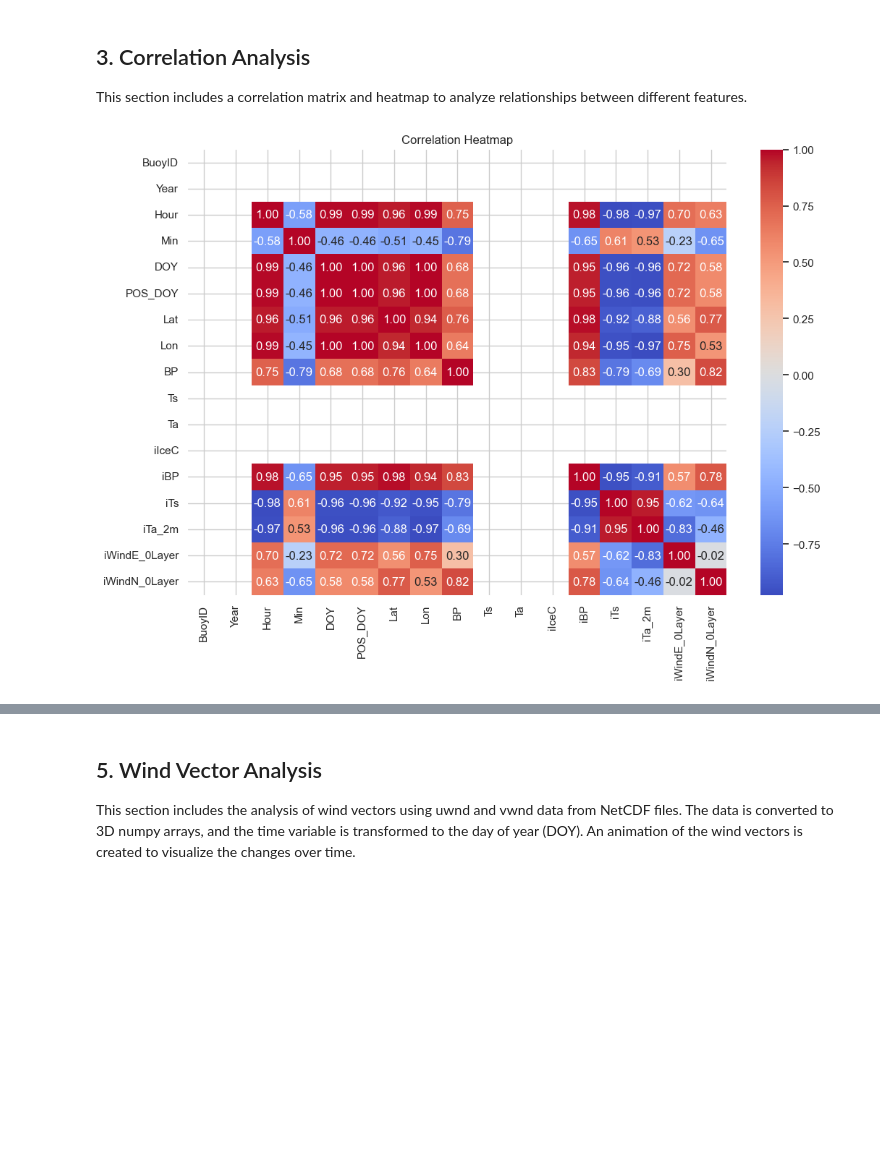
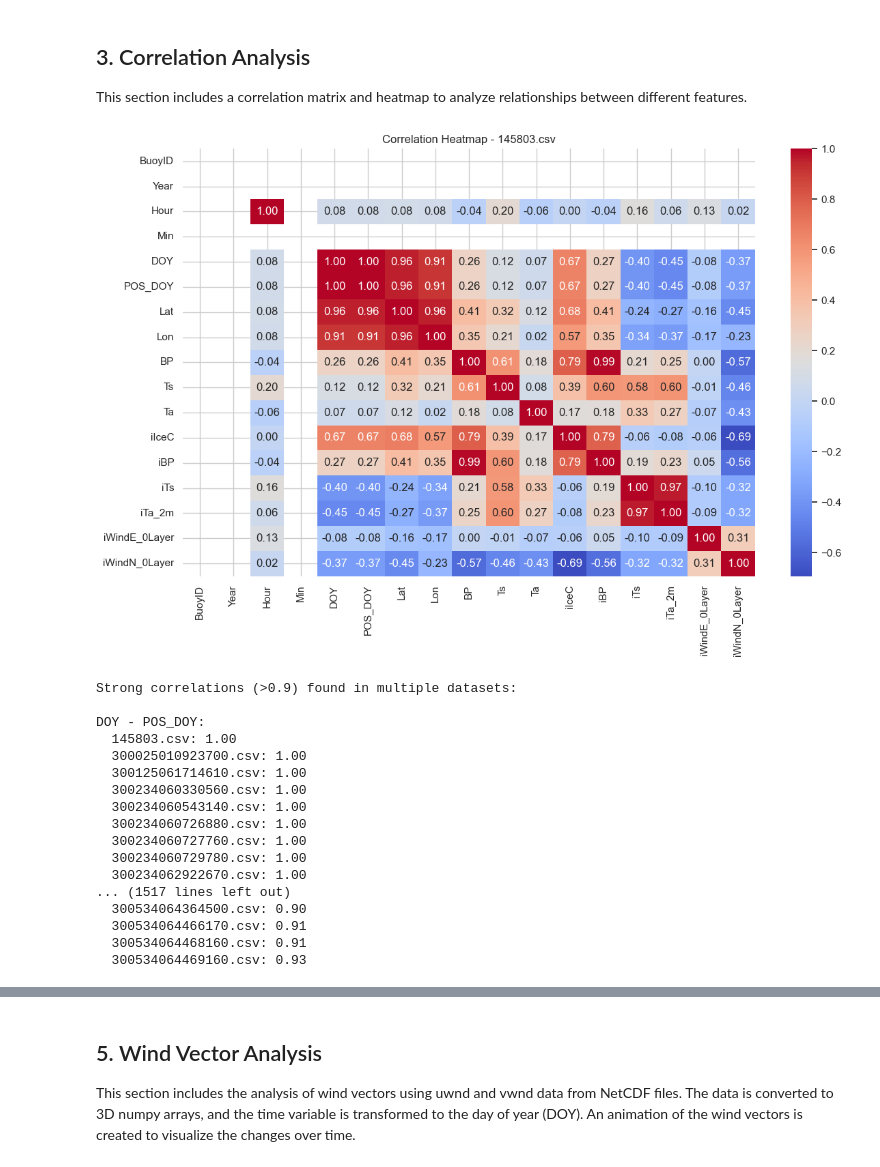
Before and after one commit to UW-MLGEO/MLGEO2024_AObuoypredict, a Jupyter notebook: notebooks/eda.ipynb, the cells around one changed output, grey strips where cells are left out. Saved outputs shown, nothing was run; the diff lists cells and outputs as text; code cells hidden in the pictures; blank space fills up the shorter version.

```diff
--- a/notebooks/eda.ipynb
+++ b/notebooks/eda.ipynb
@@ -88,17 +167,58 @@ plt.show()
 ## 3. Correlation Analysis
 
 This section includes a correlation matrix and heatmap to analyze relationships between different features.
-# %%
-# Correlation matrix
-corr_matrix = df.corr()
-
-# Plot heatmap
-plt.figure(figsize=(12, 8))
-sns.heatmap(corr_matrix, annot=True, cmap='coolwarm', fmt=".2f")
-plt.title('Correlation Heatmap')
-plt.show()
-# %% [output]
-[figure, removed]
+# %%
+# Show detailed correlation analysis for first dataset
+first_file = csv_files[0]
+first_df = dfs[first_file]
+corr_matrix = first_df.corr()
+
+plt.figure(figsize=(12, 8))
+sns.heatmap(corr_matrix, annot=True, cmap='coolwarm', fmt=".2f")
+plt.title(f'Correlation Heatmap - {first_file}')
+plt.tight_layout()
+plt.show()
+
+# Find common strong correlations across all datasets
+common_strong_correlations = {}
+for filename, df in dfs.items():
+    corr = df.corr()
+    for col1 in corr.columns:
+        for col2 in corr.columns:
+            if col1 < col2:
+                if abs(corr.loc[col1, col2]) > 0.9:
+                    pair = (col1, col2)
+                    if pair not in common_strong_correlations:
+                        common_strong_correlations[pair] = []
+                    common_strong_correlations[pair].append(
+                        (filename, corr.loc[col1, col2])
+                    )
+
+print("\nStrong correlations (>0.9) found in multiple datasets:")
+for (col1, col2), occurrences in common_strong_correlations.items():
+    if len(occurrences) > 1:  # Show only if found in multiple datasets
+        print(f"\n{col1} - {col2}:")
+        for filename, corr in occurrences:
+            print(f"  {filename}: {corr:.2f}")
+# %% [output]
+[figure, added]
+Strong correlations (>0.9) found in multiple datasets:
+
+DOY - POS_DOY:
+  145803.csv: 1.00
+  300025010923700.csv: 1.00
+  300125061714610.csv: 1.00
+  300234060330560.csv: 1.00
+  300234060543140.csv: 1.00
+  300234060726880.csv: 1.00
+  300234060727760.csv: 1.00
+  300234060729780.csv: 1.00
+  300234062922670.csv: 1.00
+... (1517 lines left out)
+  300534064364500.csv: 0.90
+  300534064466170.csv: 0.91
+  300534064468160.csv: 0.91
+  300534064469160.csv: 0.93
 # %% [markdown]
 ## 4. Discussion and Insights
 
```
Also changed, not shown: parts of 6 cells of this notebook.
